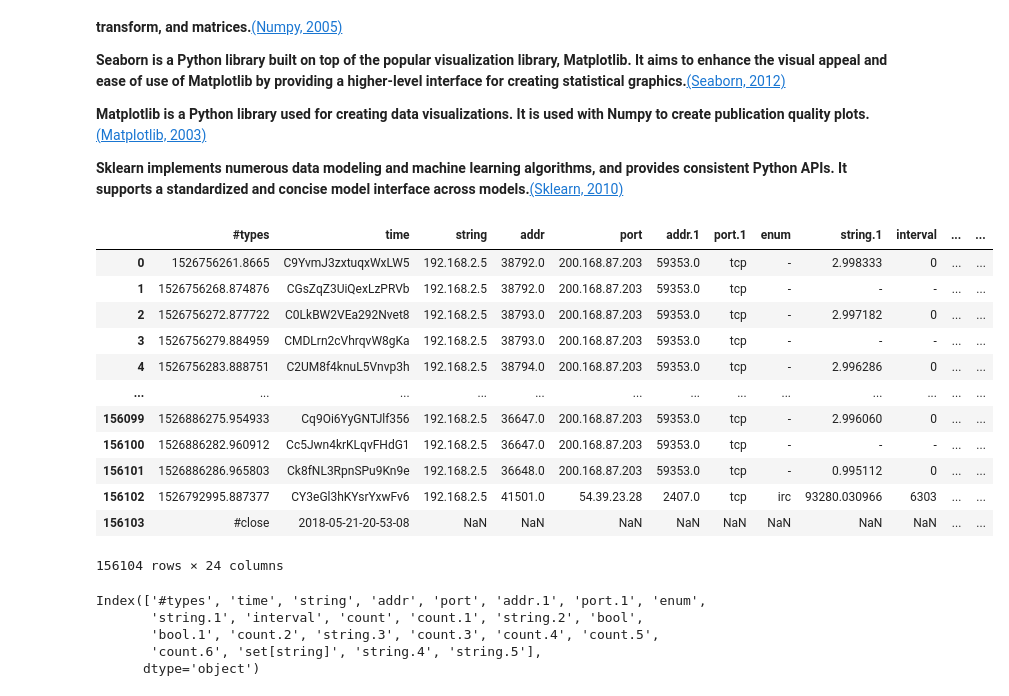
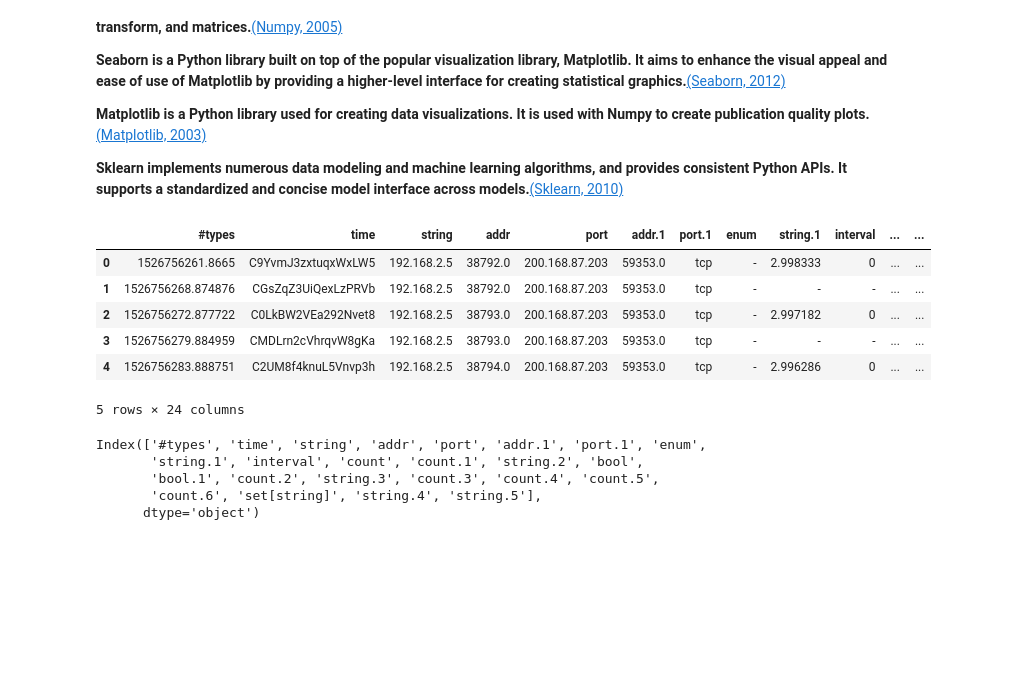
Before and after one commit to Theideabased/Threat_detection_in_cloud, a Jupyter notebook: Threat_detection_in_cloud_system (1).ipynb, the cells around one changed output. Saved outputs shown, nothing was run; the diff lists cells and outputs as text; code cells hidden in the pictures; blank space fills up the shorter version.

```diff
--- a/Threat_detection_in_cloud_system (1).ipynb
+++ b/Threat_detection_in_cloud_system (1).ipynb
@@ -55,22 +55,16 @@ warnings.filterwarnings("ignore")
 # %%
 # Importing the data
 # Specify the path to the CSV file
-data = pd.read_csv(r"/content/conn4_log_labeled.csv")
-data
+data = pd.read_csv(r"conn4_log_labeled.csv")
+data.head()
 # %% [output]
 |  | #types | time | string | addr | port | addr.1 | port.1 | enum | string.1 | interval | ... | ... |
 | 0 | 1526756261.8665 | C9YvmJ3zxtuqxWxLW5 | 192.168.2.5 | 38792.0 | 200.168.87.203 | 59353.0 | tcp | - | 2.998333 | 0 | ... | ... |
 | 1 | 1526756268.874876 | CGsZqZ3UiQexLzPRVb | 192.168.2.5 | 38792.0 | 200.168.87.203 | 59353.0 | tcp | - | - | - | ... | ... |
 | 2 | 1526756272.877722 | C0LkBW2VEa292Nvet8 | 192.168.2.5 | 38793.0 | 200.168.87.203 | 59353.0 | tcp | - | 2.997182 | 0 | ... | ... |
 | 3 | 1526756279.884959 | CMDLrn2cVhrqvW8gKa | 192.168.2.5 | 38793.0 | 200.168.87.203 | 59353.0 | tcp | - | - | - | ... | ... |
 | 4 | 1526756283.888751 | C2UM8f4knuL5Vnvp3h | 192.168.2.5 | 38794.0 | 200.168.87.203 | 59353.0 | tcp | - | 2.996286 | 0 | ... | ... |
-| ... | ... | ... | ... | ... | ... | ... | ... | ... | ... | ... | ... | ... |
-| 156099 | 1526886275.954933 | Cq9Oi6YyGNTJlf356 | 192.168.2.5 | 36647.0 | 200.168.87.203 | 59353.0 | tcp | - | 2.996060 | 0 | ... | ... |
-| 156100 | 1526886282.960912 | Cc5Jwn4krKLqvFHdG1 | 192.168.2.5 | 36647.0 | 200.168.87.203 | 59353.0 | tcp | - | - | - | ... | ... |
-| 156101 | 1526886286.965803 | Ck8fNL3RpnSPu9Kn9e | 192.168.2.5 | 36648.0 | 200.168.87.203 | 59353.0 | tcp | - | 0.995112 | 0 | ... | ... |
-| 156102 | 1526792995.887377 | CY3eGl3hKYsrYxwFv6 | 192.168.2.5 | 41501.0 | 54.39.23.28 | 2407.0 | tcp | irc | 93280.030966 | 6303 | ... | ... |
-| 156103 | #close | 2018-05-21-20-53-08 | NaN | NaN | NaN | NaN | NaN | NaN | NaN | NaN | ... | ... |
-156104 rows × 24 columns
+5 rows × 24 columns
 # %%
 # If you want to reset the index of the selected sample
 data.reset_index(drop=True, inplace=True)
```
Also changed, not shown: parts of 10 cells of this notebook, 9 other files.
